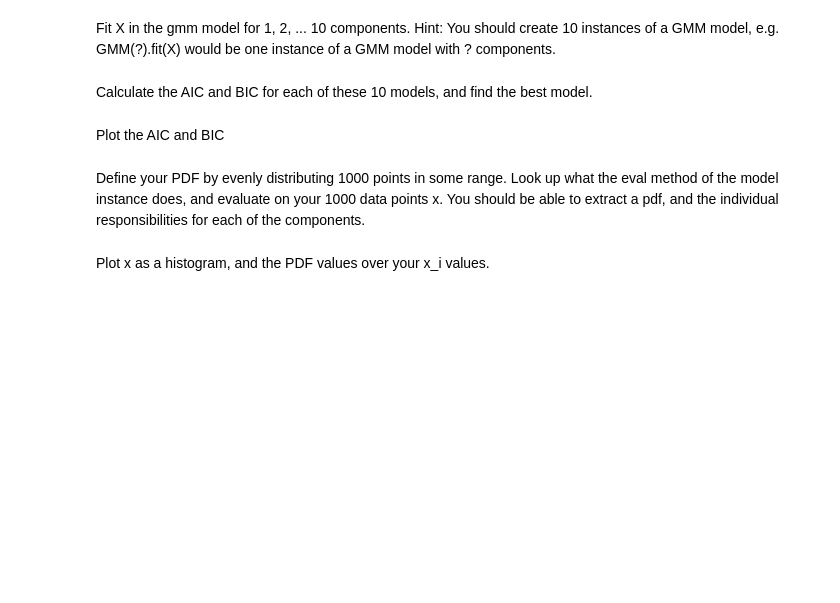
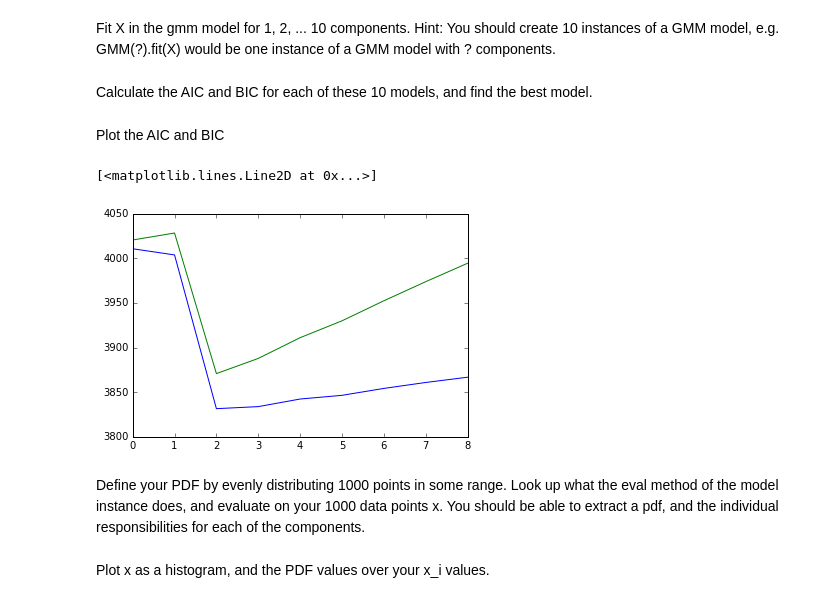
Before and after one commit to cavestruz/MLPipeline, a Jupyter notebook: notebooks/clustering/ExampleGMM.ipynb, the cells around one changed output. Drawn from its saved outputs; the diff is of its cells as text; code cells hidden in the pictures; blank space fills up the shorter version.

```diff
--- a/notebooks/clustering/ExampleGMM.ipynb
+++ b/notebooks/clustering/ExampleGMM.ipynb
@@ -18,10 +19,21 @@ model.weights_ = np.array([0.3, 0.5, 0.2])
 X = model.sample(1000)
 # %% [markdown]
 Fit X in the gmm model for 1, 2, ... 10 components.  Hint: You should create 10 instances of a GMM model, e.g. GMM(?).fit(X) would be one instance of a GMM model with ? components.
+# %%
+gmms = [GMM(i).fit(X) for i in range(1,10)]
 # %% [markdown]
 Calculate the AIC and BIC for each of these 10 models, and find the best model.
+# %%
+aics = [g.aic(X) for g in gmms]
+bics = [g.bic(X) for g in gmms]
 # %% [markdown]
 Plot the AIC and BIC
+# %%
+plt.plot(aics)
+plt.plot(bics)
+# %% [output]
+[<matplotlib.lines.Line2D at 0x...>]
+[figure, added]
 # %% [markdown]
 Define your PDF by evenly distributing 1000 points in some range.  Look up what the eval method of the model instance does, and evaluate on your 1000 data points x.  You should be able to extract a pdf, and the individual responsibilities for each of the components.
 # %%
```
Also changed, not shown: parts of 3 cells of this notebook, 2 other files.
